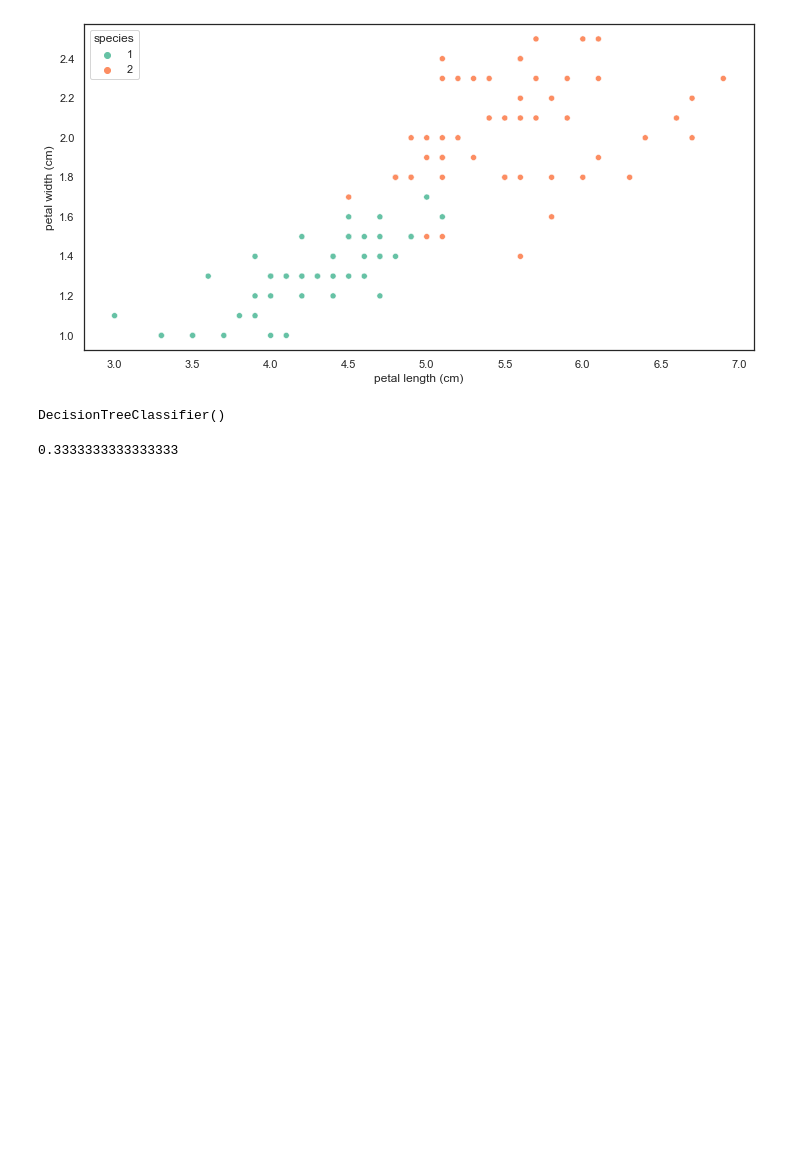
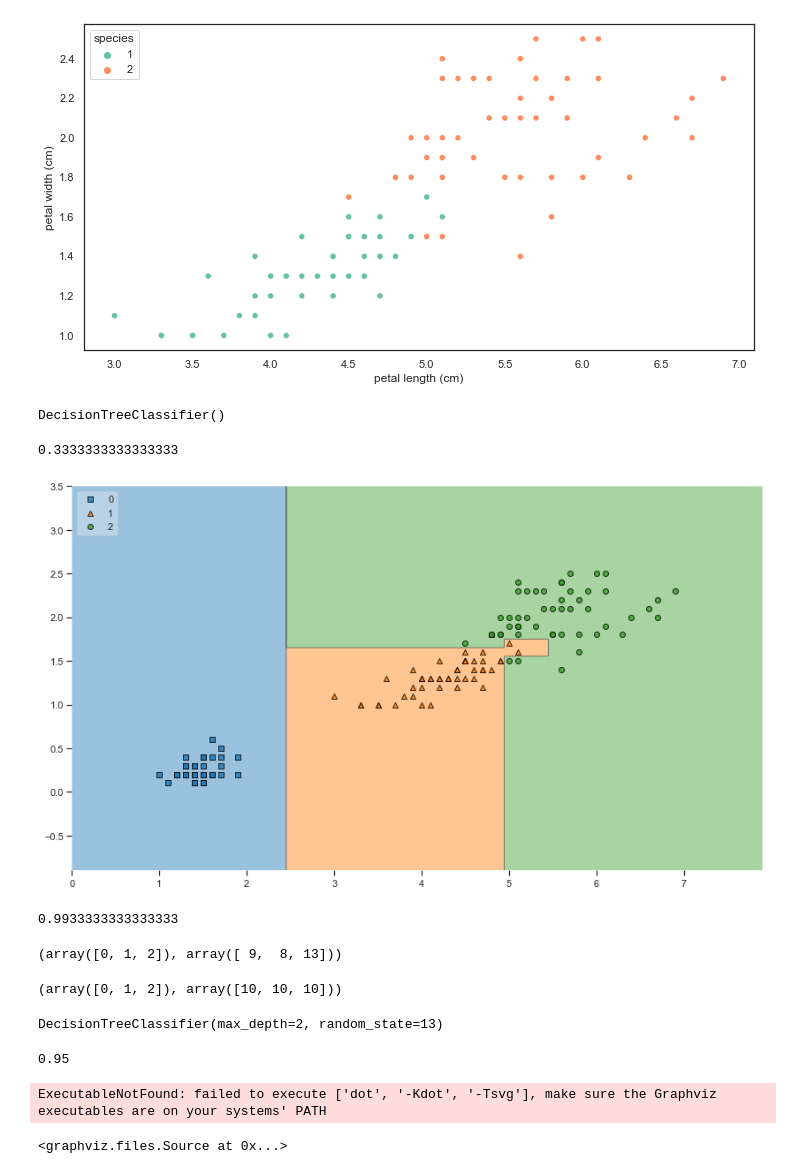
Before and after one commit to yeonghwanchoi/DS_class, a Jupyter notebook: iris.ipynb, the cells around one changed output. Saved outputs shown, nothing was run; the diff lists cells and outputs as text; code cells hidden in the pictures; blank space fills up the shorter version.

Commit message:
added decision tree model

```diff
--- a/iris.ipynb
+++ b/iris.ipynb
@@ -98,0 +101,13 @@ accuracy_score(iris.target,  y_pred_tr)
+# %%
+from mlxtend.plotting import plot_decision_regions
+plt.figure(figsize=(14,8))
+plot_decision_regions(X=iris.data[:,2:], y=iris.target, clf=iris_tree, legend=2)
+plt.show()
+# %% [output]
+[figure, added]
+# %%
+from sklearn.metrics import accuracy_score
+y_pred_tr = iris_tree.predict(iris.data[:,2:])
+accuracy_score(iris.target, y_pred_tr)
+# %% [output]
+0.9933333333333333
@@ -98,0 +122,4 @@ accuracy_score(iris.target,  y_pred_tr)
+# %%
+np.unique(y_test, return_counts=True)
+# %% [output]
+(array([0, 1, 2]), array([ 9,  8, 13]))
@@ -98,0 +132,25 @@ accuracy_score(iris.target,  y_pred_tr)
+# %%
+np.unique(y_test, return_counts=True)
+# %% [output]
+(array([0, 1, 2]), array([10, 10, 10]))
+# %%
+from sklearn.tree import DecisionTreeClassifier
+iris_tree = DecisionTreeClassifier(max_depth=2, random_state=13)
+
+iris_tree.fit(X_train, y_train)
+# %% [output]
+DecisionTreeClassifier(max_depth=2, random_state=13)
+# %%
+from sklearn.metrics import accuracy_score
+y_pred_tr = iris_tree.predict(X_train)
+accuracy_score(y_train, y_pred_tr)
+# %% [output]
+0.95
+# %%
+from graphviz import Source
+from sklearn.tree import export_graphviz
+
+Source(export_graphviz(iris_tree, feature_names=['length', 'width'], class_names=iris.target_names, rounded=True, filled=True))
+# %% [output]
+ExecutableNotFound: failed to execute ['dot', '-Kdot', '-Tsvg'], make sure the Graphviz executables are on your systems' PATH
+<graphviz.files.Source at 0x...>
```
Also changed, not shown: parts of 12 cells of this notebook.
